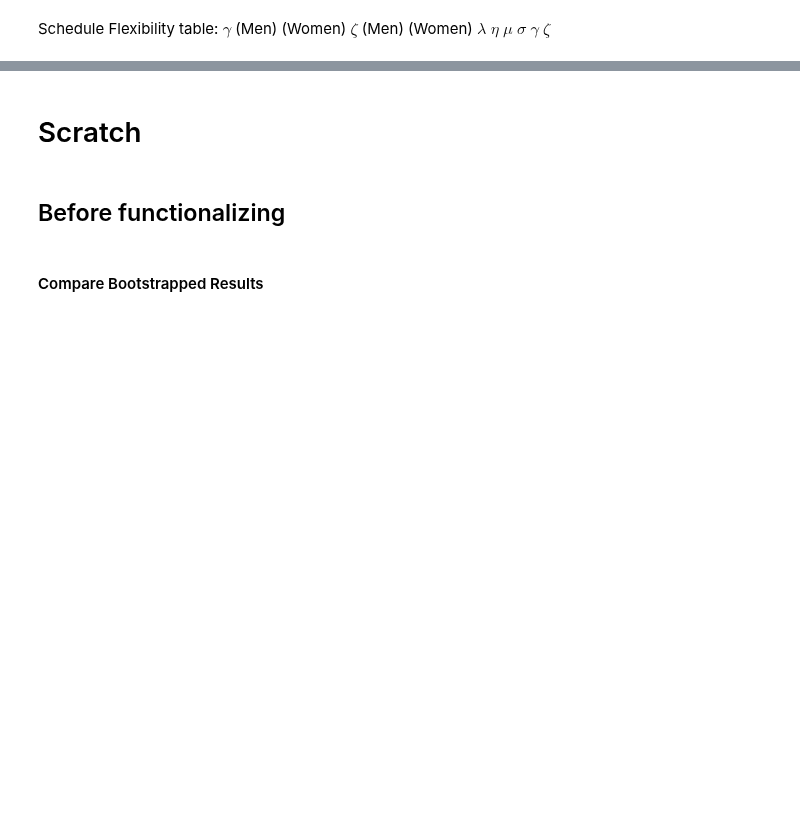
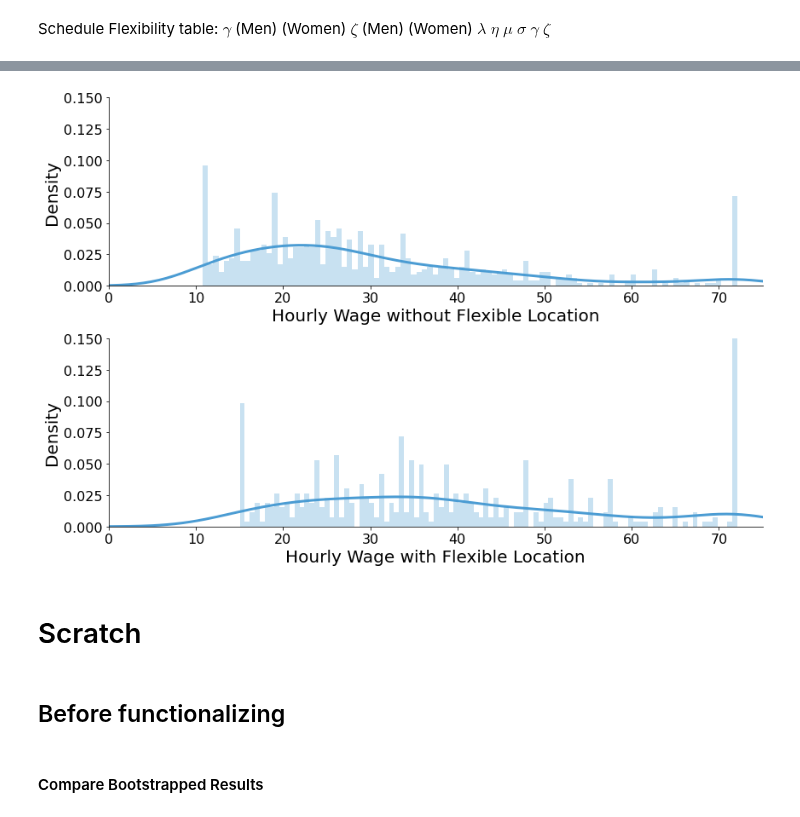
Before and after one commit to meganmccoy/flexibility-in-search-model, a Jupyter notebook: SimplifiedModel.ipynb, the cells around one changed output, grey strips where cells are left out. Drawn from its saved outputs; the diff is of its cells as text; code cells hidden in the pictures; blank space fills up the shorter version.

```diff
--- a/SimplifiedModel.ipynb
+++ b/SimplifiedModel.ipynb
@@ -738,2 +704,6 @@ fig.savefig('./wagetrunc_women_2flex.png', bbox_inches='tight', transparent=True
+# %%
+binary_wage_distr(women, 'flexloc', 'wage_flexloc', 'employed', 'Location', 'women_wage_flexloc.png')
+# %% [output]
+[figure, added]
 # %% [markdown]
 # Scratch
```
Also changed, not shown: parts of 20 cells of this notebook.
